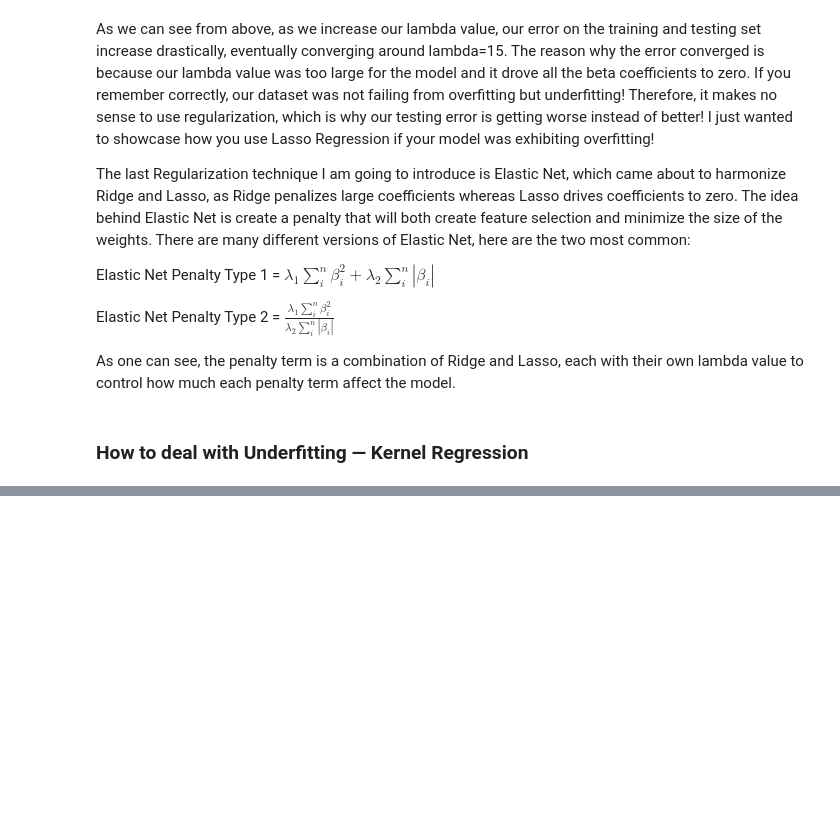
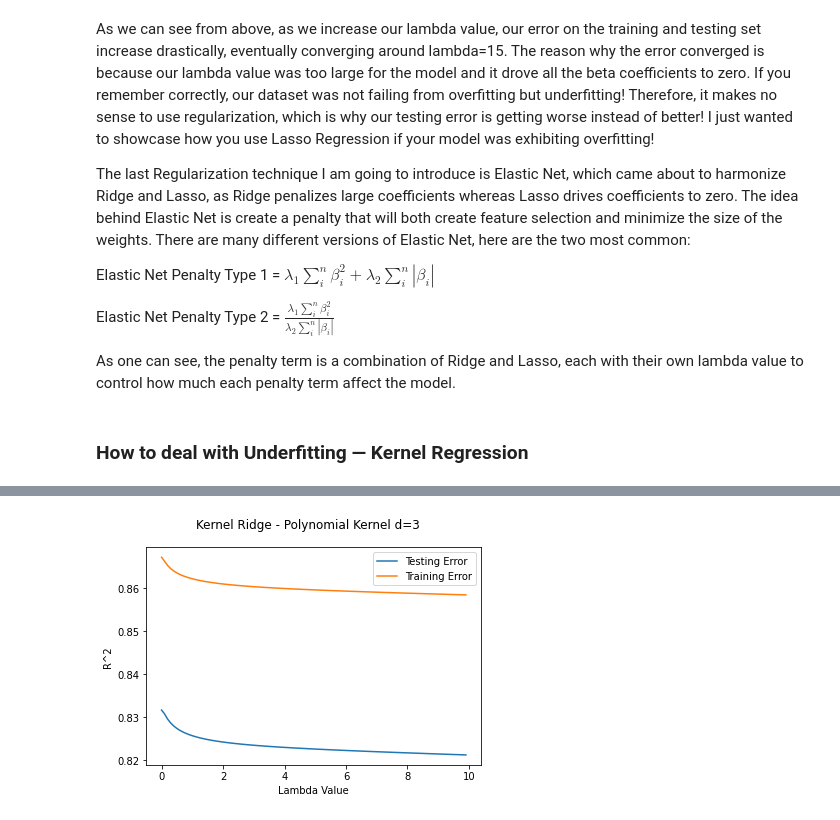
Before and after one commit to rfbaeta/codes-playground, a Jupyter notebook: regressional_analysis.ipynb, the cells around one changed output, grey strips where cells are left out. Cells and saved outputs as stored; diff of their text form; code cells hidden in the pictures; blank space fills up the shorter version.

```diff
--- a/regressional_analysis.ipynb
+++ b/regressional_analysis.ipynb
@@ -336,0 +366,20 @@ As one can see, the penalty term is a combination of Ridge and Lasso, each with
+# %%
+from sklearn.kernel_ridge import KernelRidge
+lambdas = np.arange(0, 10, 0.1)
+err_test = []
+err_train = []
+for lam in lambdas:
+    model = KernelRidge(kernel='poly', alpha=lam, degree=3)
+    model.fit(train_x, train_y)
+    err_test.append(r2_score(test_y, model.predict(test_x)))
+    err_train.append(r2_score(train_y, model.predict(train_x)))
+
+plt.plot(lambdas, err_test, label="Testing Error")
+plt.plot(lambdas, err_train, label="Training Error")
+plt.xlabel("Lambda Value")
+plt.ylabel("R^2")
+plt.suptitle("Kernel Ridge - Polynomial Kernel d=3")
+plt.legend()
+plt.show()
+# %% [output]
+[figure, added]
```
Also changed, not shown: parts of 5 cells of this notebook.
